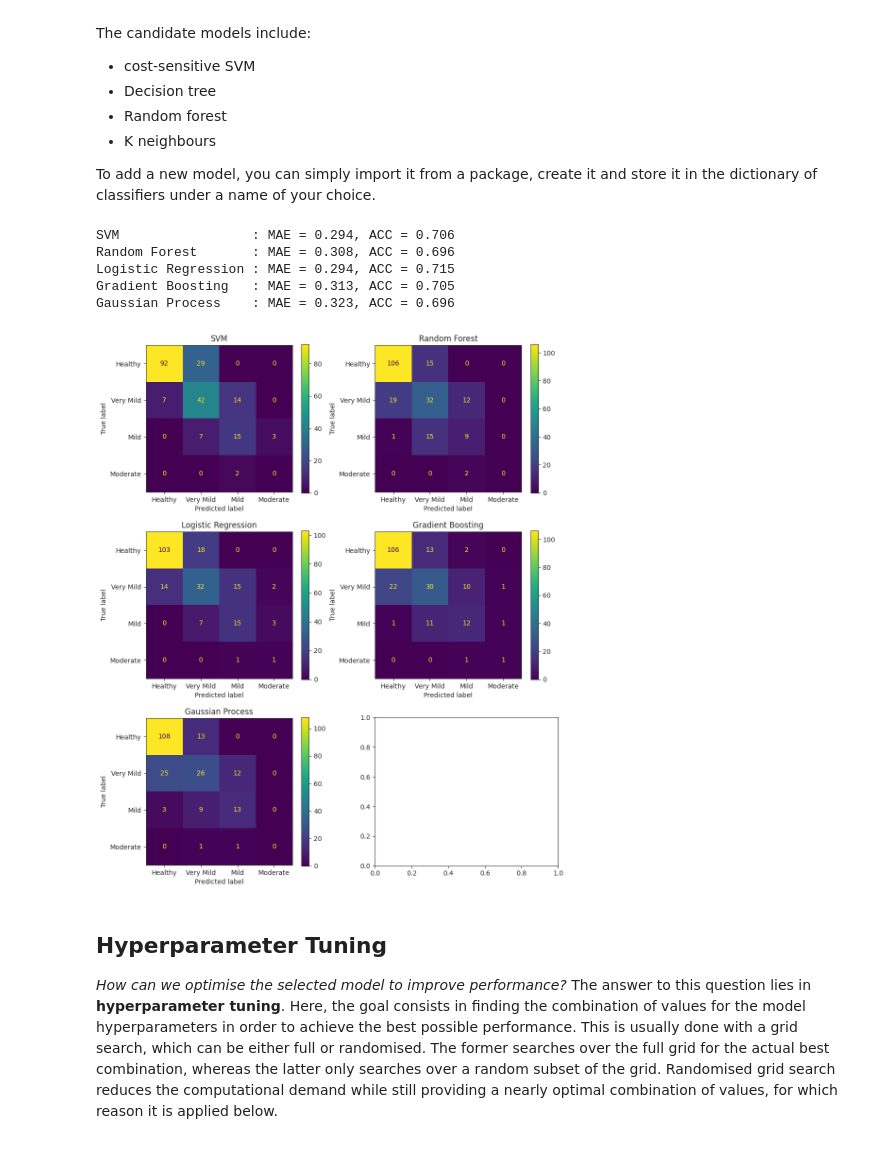
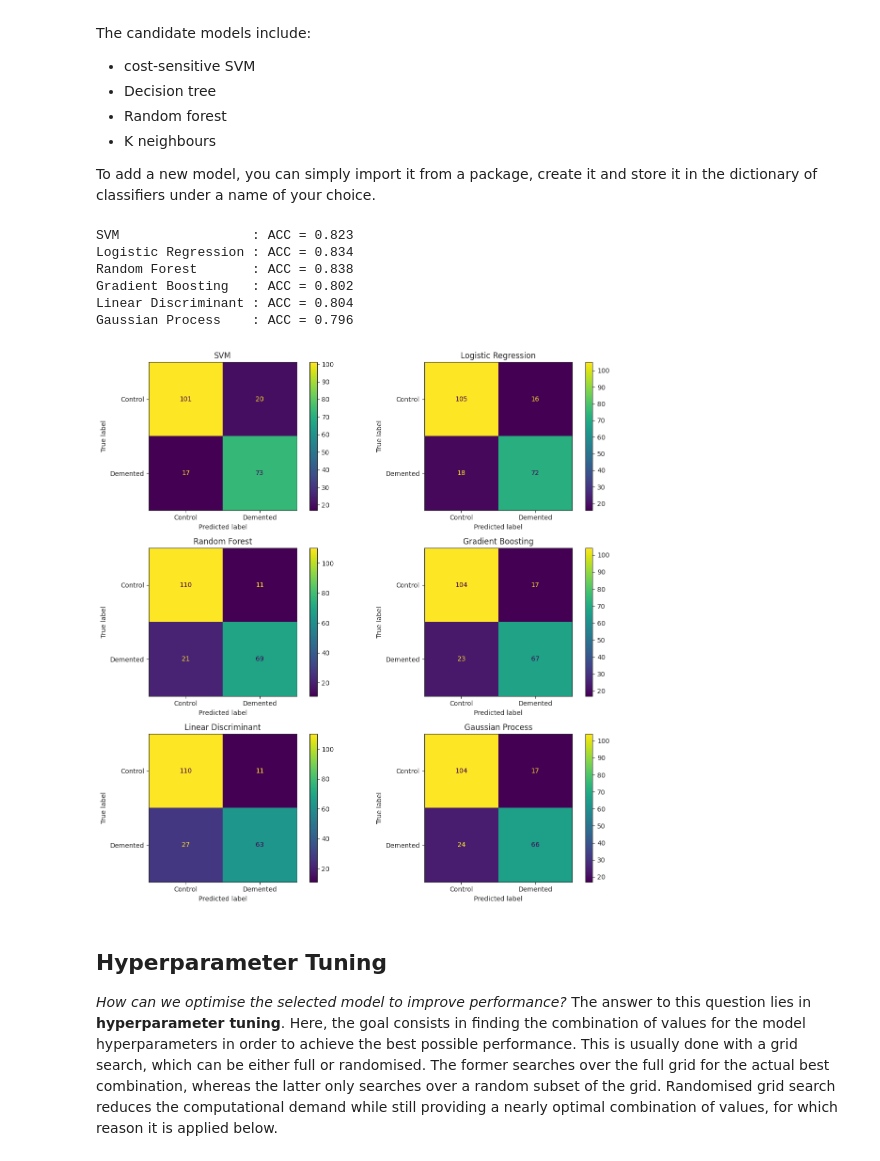
Before and after one commit to RiboRings/AlzheimerPrediction, a Jupyter notebook: learning-about-ad.ipynb, the cells around one changed output. Drawn from its saved outputs; the diff is of its cells as text; code cells hidden in the pictures.

```diff
--- a/learning-about-ad.ipynb
+++ b/learning-about-ad.ipynb
@@ -100,0 +80,28 @@ plt.legend(labels.values(), labels.keys())
+# %%
+ncol = 2
+fig, axes = plt.subplots(1, ncol)
+
+fig.set_figheight(3)
+fig.set_figwidth(8)
+sns.set_style("ticks")
+
+sns.countplot(df_long, x="Visit", hue="CDR", ax=axes[0])
+axes[0].set_xlabel("Visit Number")
+axes[0].set_ylabel("Count")
+
+sns.lineplot(
+    count_df, x="Visit", y="Percentage",
+    hue="CDR", palette="colorblind",
+    marker="o", ax=axes[1]
+)
+
+axes[1].set_xlabel("Visit Number")
+axes[1].set_ylabel("Relative Percentage (%)")
+axes[1].set_ylim(bottom=0, top=100)
+
+handles, _ = axes[0].get_legend_handles_labels()
+labels = dict(zip(["Control", "Demented"], handles))
+axes[0].legend(labels.values(), labels.keys())
+axes[1].legend(labels.values(), labels.keys())
+
+plt.tight_layout()
@@ -336,6 +321,7 @@ from sklearn.tree import DecisionTreeClassifier
 from sklearn.svm import SVC
 from sklearn.ensemble import RandomForestClassifier, GradientBoostingClassifier
 from sklearn.linear_model import LogisticRegression
+from sklearn.discriminant_analysis import LinearDiscriminantAnalysis
 from sklearn.gaussian_process import GaussianProcessClassifier
 
 seed = 123
@@ -346,12 +332,14 @@ models = {}
 
 # Create SVM classifier and add to dictionary
 models["SVM"] = SVC(random_state=seed, class_weight=class_weight)
+# Create logistic classifier
+models["Logistic Regression"] = LogisticRegression(class_weight=class_weight)
 # Create random forest classifier
 models["Random Forest"] = RandomForestClassifier(random_state=seed, class_weight=class_weight)
-# Create logistic classifier
-models["Logistic Regression"] = LogisticRegression(class_weight=class_weight)
 # Create XGBoost classifier
 models["Gradient Boosting"] = GradientBoostingClassifier(random_state=seed)
+# Create QDA classifier
+models["Linear Discriminant"] = LinearDiscriminantAnalysis()
 # Create Gaussian classifier
 models["Gaussian Process"] = GaussianProcessClassifier(random_state=seed)
 
@@ -374,37 +358,38 @@ confusion_matrices = dict(zip(models.keys(), confusion_matrices))
 # %%
 from sklearn.metrics import confusion_matrix, ConfusionMatrixDisplay
 
 ncol = 2
 model_num = len(models)
 nrow = round(np.ceil(model_num / ncol))
 
 fig, axes = plt.subplots(nrow, ncol)
 
 fig.set_figheight(4 * nrow)
-fig.set_figwidth(5 * ncol)
+fig.set_figwidth(6 * ncol)
 
 # Print validation profile for each model
 for idx, (name, model) in enumerate(models.items()):
 
-    print(f"{name:20s}: MAE = {mae_scores[name].mean():.3f}, ACC = {acc_scores[name].mean():.3f}")
+    print(f"{name:20s}: ACC = {acc_scores[name].mean():.3f}")
 
     if idx == 0:
         row_idx = 0
     elif idx % ncol == 0:
         row_idx += 1
 
-    disp = ConfusionMatrixDisplay(confusion_matrix=confusion_matrices[name], display_labels=["Healthy", "Very Mild", "Mild", "Moderate"])
+    disp = ConfusionMatrixDisplay(confusion_matrix=confusion_matrices[name], display_labels=["Control", "Demented"])
     disp.plot(ax=axes[row_idx, idx % ncol])
     disp.ax_.set_title(name)
 
 plt.tight_layout()
 # %% [output]
-SVM                 : MAE = 0.294, ACC = 0.706
-Random Forest       : MAE = 0.308, ACC = 0.696
-Logistic Regression : MAE = 0.294, ACC = 0.715
-Gradient Boosting   : MAE = 0.313, ACC = 0.705
-Gaussian Process    : MAE = 0.323, ACC = 0.696
+SVM                 : ACC = 0.823
+Logistic Regression : ACC = 0.834
+Random Forest       : ACC = 0.838
+Gradient Boosting   : ACC = 0.802
+Linear Discriminant : ACC = 0.804
+Gaussian Process    : ACC = 0.796
-[figure, old version]
+[figure, new version]
 # %% [markdown]
 ## Hyperparameter Tuning
 
```
Also changed, not shown: parts of 29 cells of this notebook.
